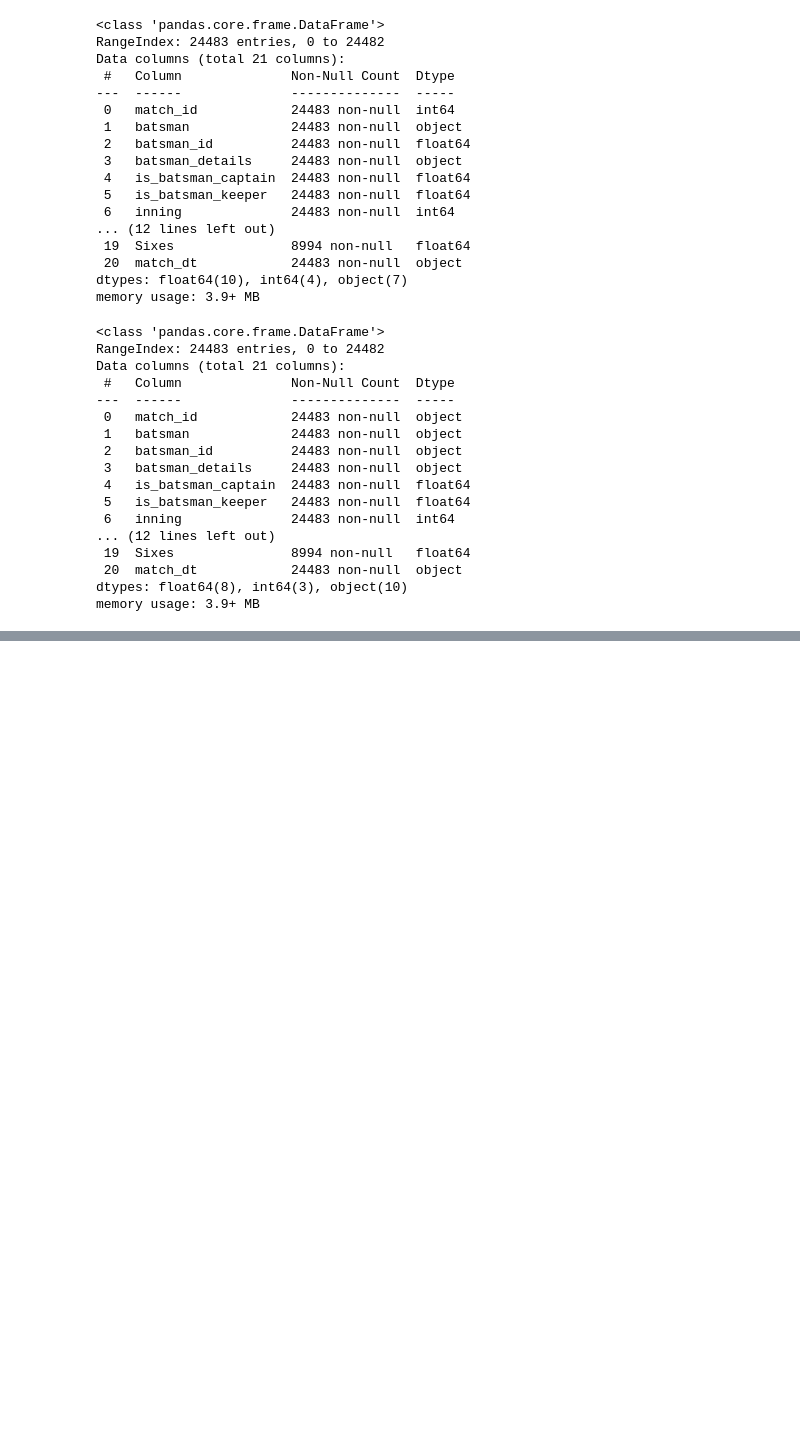
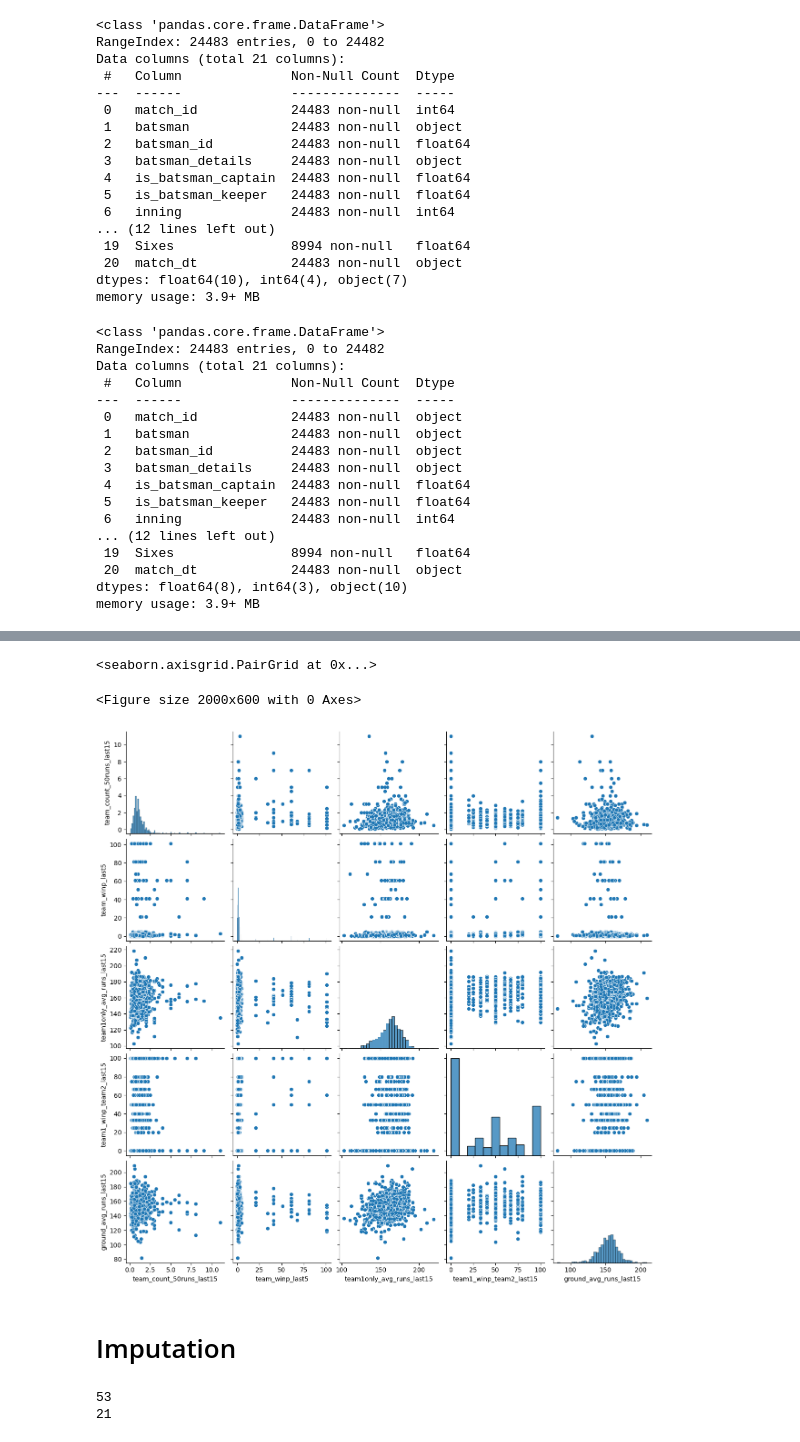
Before and after one commit to arpitkumar2004/American_Express_Project, a Jupyter notebook: Python file/Eda_code.ipynb, the cells around one changed output, grey strips where cells are left out. Cells and saved outputs as stored; diff of their text form; code cells hidden in the pictures; blank space fills up the shorter version.

```diff
--- a/Python file/Eda_code.ipynb
+++ b/Python file/Eda_code.ipynb
@@ -226,0 +334,16 @@ Report batsman_Report.html was generated! NOTEBOOK/COLAB USERS: the web browser
+# %%
+plt.figure(figsize=(20,6))
+sns.pairplot(train_data)
+# %% [output]
+<seaborn.axisgrid.PairGrid at 0x...>
+<Figure size 2000x600 with 0 Axes>
+[figure, added]
+# %% [markdown]
+# Imputation
+# %%
+# Finding number of null values in the column ground_avg_runs_last15 and team1only_avg_runs_last15
+print(df_dropped_unusable_data['ground_avg_runs_last15'].isnull().sum())
+print(df_dropped_unusable_data['team1only_avg_runs_last15'].isnull().sum())
+# %% [output]
+53
+21
```
Also changed, not shown: parts of 22 cells of this notebook, 1 other file.
